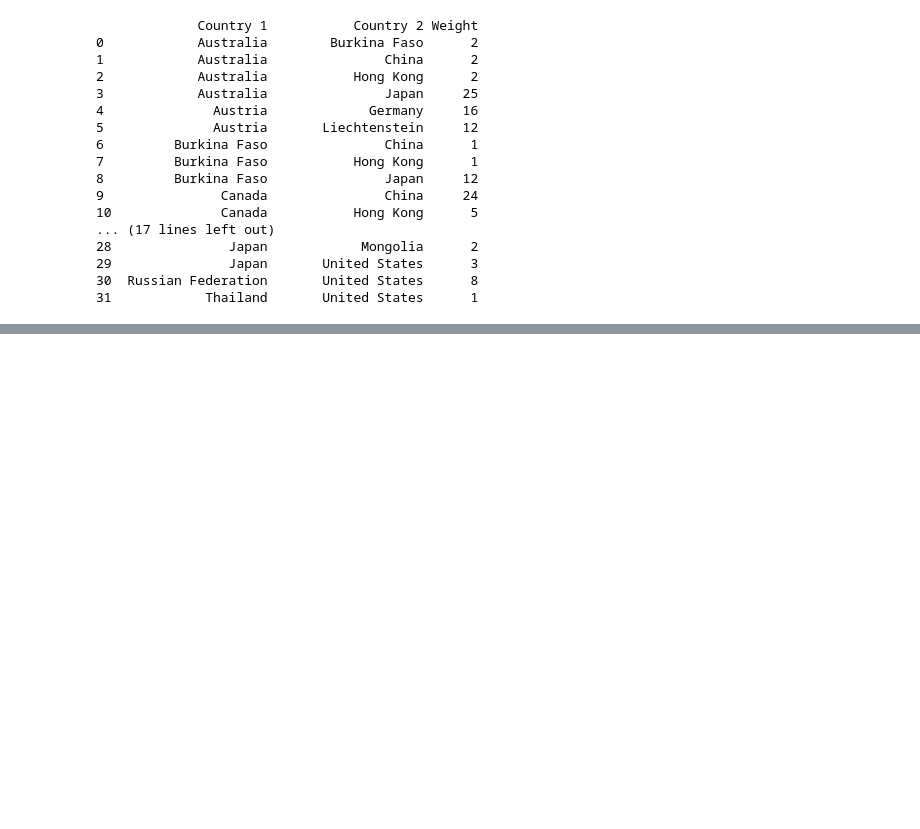
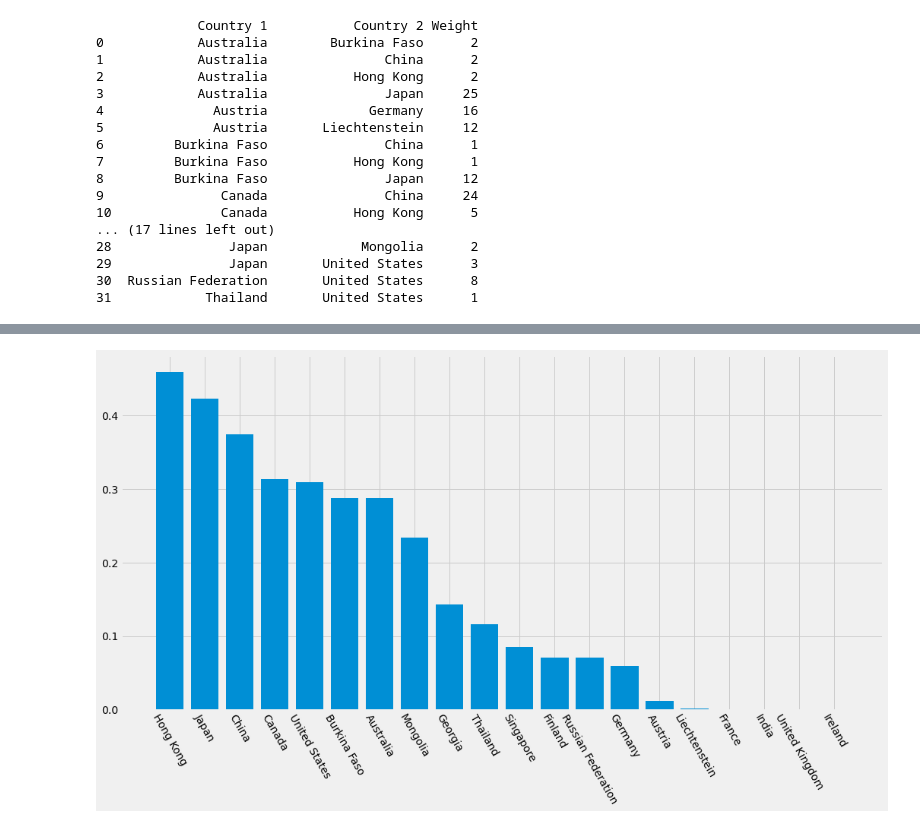
Before and after one commit to MaksOpp/web-intelligence-project, a Jupyter notebook: country_graph.ipynb, the cells around one changed output, grey strips where cells are left out. Cells and saved outputs as stored; diff of their text form; code cells hidden in the pictures; blank space fills up the shorter version.

```diff
--- a/country_graph.ipynb
+++ b/country_graph.ipynb
@@ -123,0 +154,11 @@ plt.show()
+# %%
+eigenvector_centrality = nx.eigenvector_centrality_numpy(G)
+eigenvector_centrality = {k: v for k, v in sorted(eigenvector_centrality.items(), key=lambda item: item[1], reverse=True)}
+
+plt.bar(range(len(eigenvector_centrality)), list(eigenvector_centrality.values()), align='center')
+plt.xticks(range(len(eigenvector_centrality)), list(eigenvector_centrality.keys()),rotation=-60)
+
+plt.tight_layout
+plt.show()
+# %% [output]
+[figure, added]
```
Also changed, not shown: parts of 8 cells of this notebook, 3 other files.
